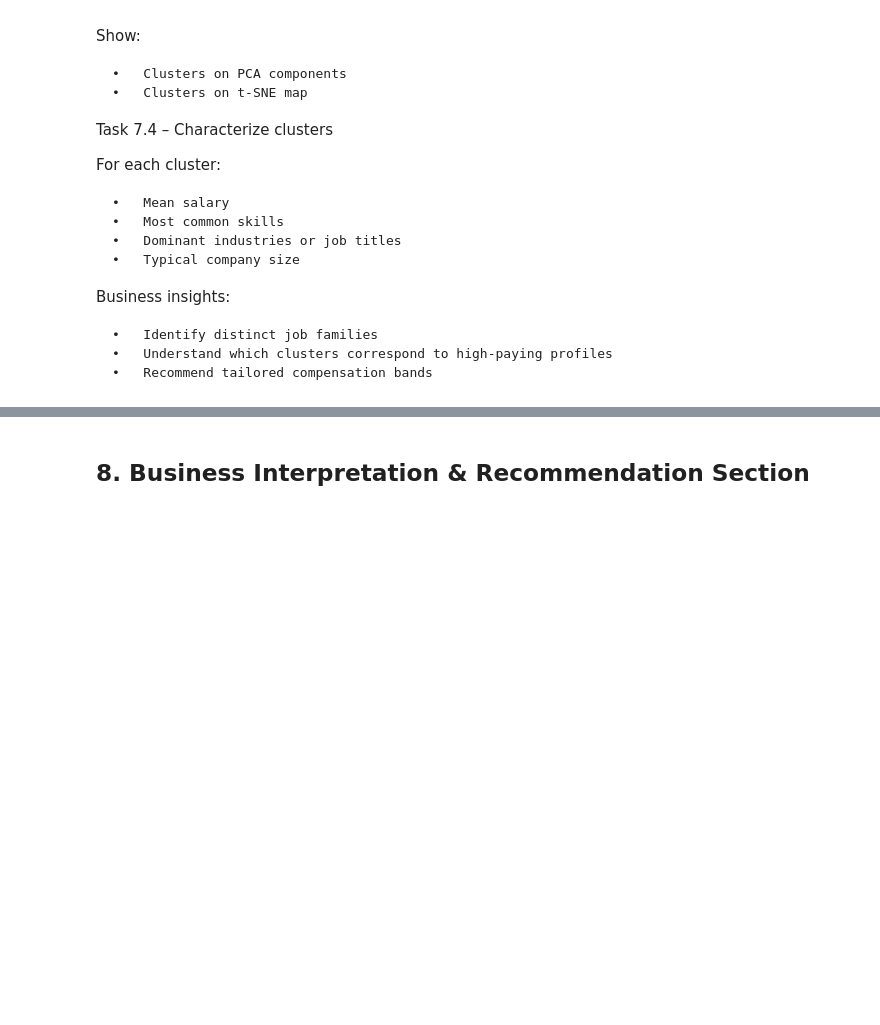
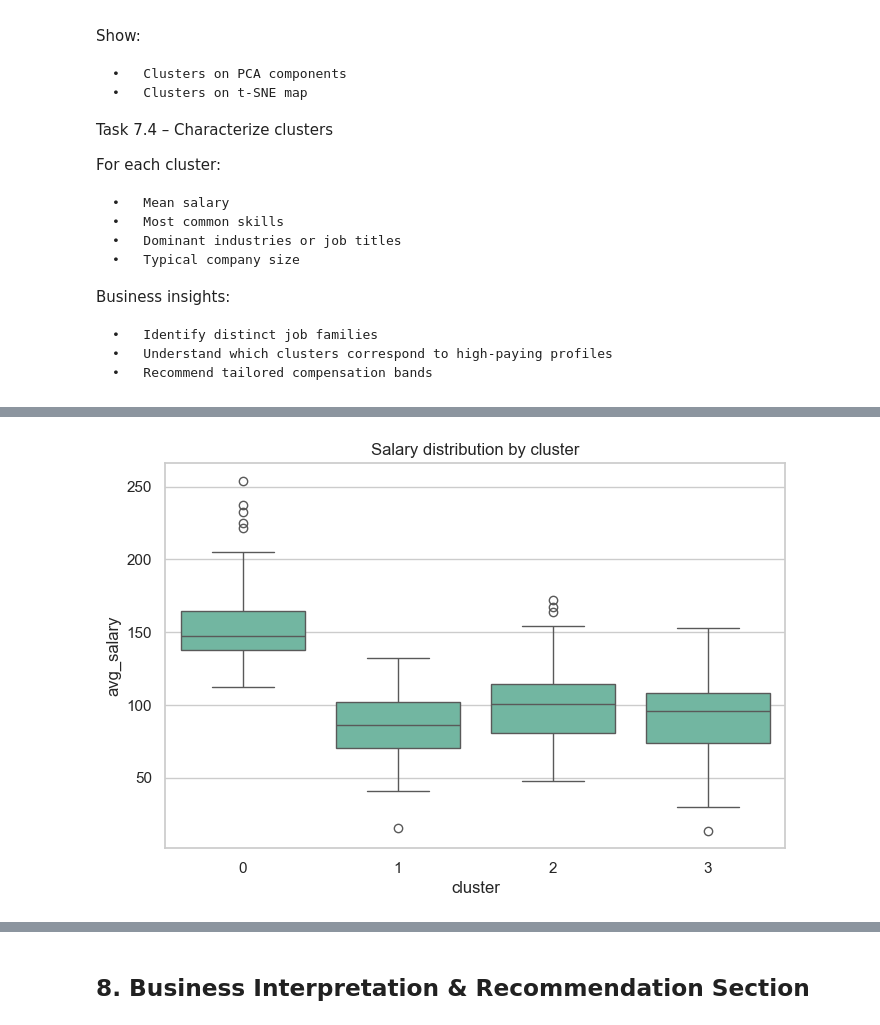
Before and after one commit to yassineerraji/Business-Data-Science-Project, a Jupyter notebook: notebook.ipynb, the cells around one changed output, grey strips where cells are left out. Drawn from its saved outputs; the diff is of its cells as text; code cells hidden in the pictures; blank space fills up the shorter version.

```diff
--- a/notebook.ipynb
+++ b/notebook.ipynb
@@ -705,0 +905,11 @@ Business insights:
+# %%
+plt.figure(figsize=(8, 5))
+sns.boxplot(
+    data=df_fe,
+    x="cluster",
+    y="avg_salary"
+)
+plt.title("Salary distribution by cluster")
+plt.show()
+# %% [output]
+[figure, added]
```
Also changed, not shown: parts of 20 cells of this notebook.
